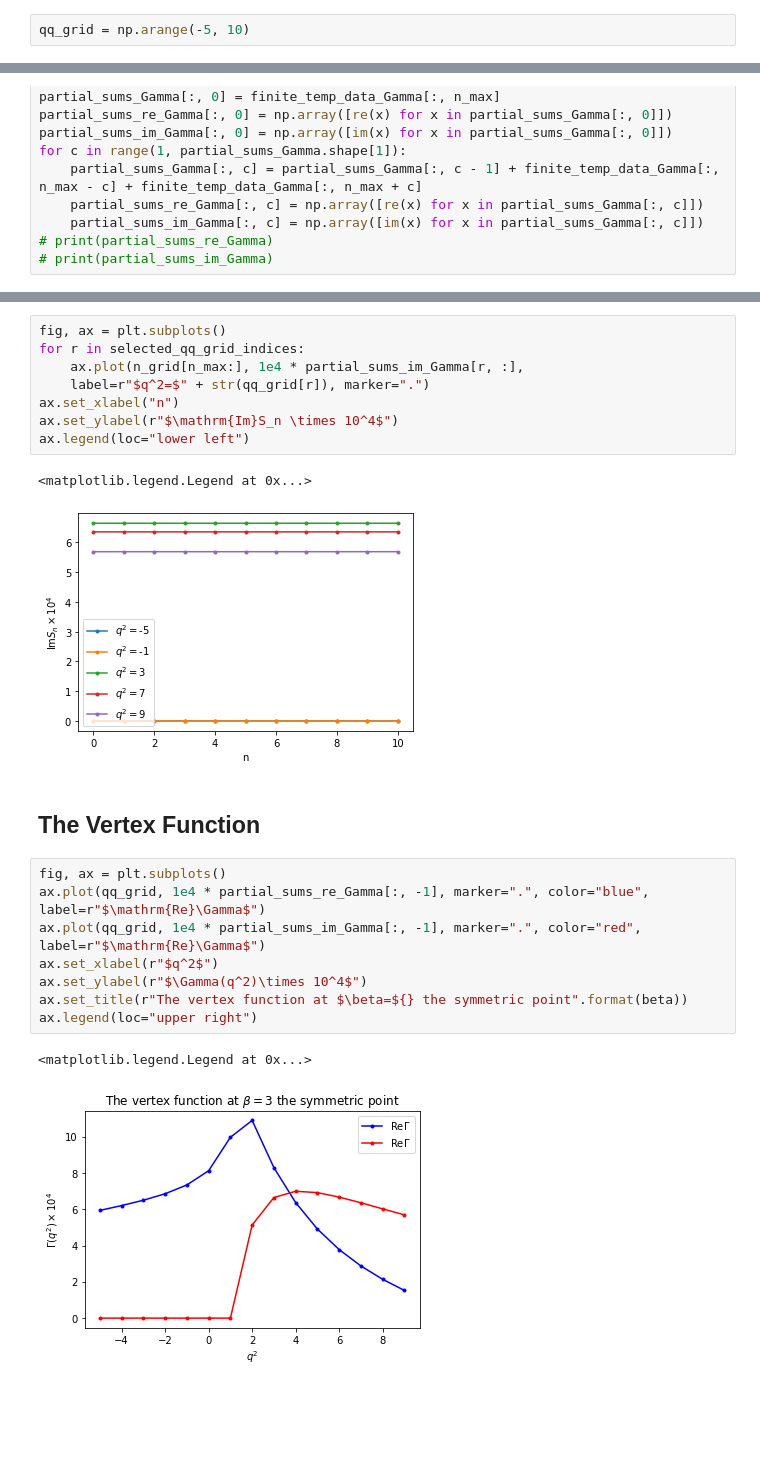
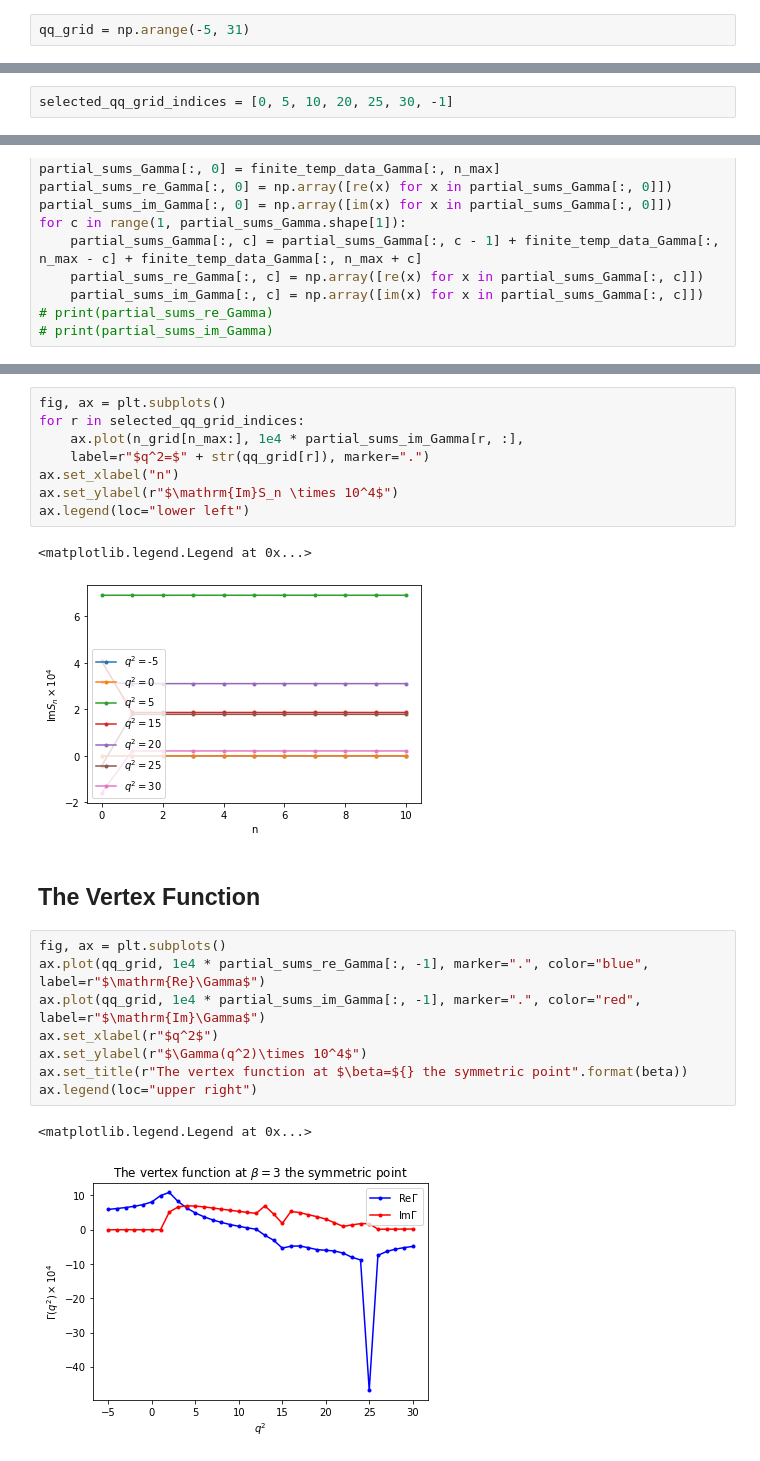
Before and after one commit to harnettd/phiCubed_31_FT, a Jupyter notebook: finite_temp_plots.ipynb, the cells around one changed output, grey strips where cells are left out. Saved outputs shown, nothing was run; the diff lists cells and outputs as text; blank space fills up the shorter version.

```diff
--- a/finite_temp_plots.ipynb
+++ b/finite_temp_plots.ipynb
@@ -12,7 +12,7 @@ eps = symbols('eps')
 masses = 1, 2, 3
 beta = 3
 # %%
-qq_grid = np.arange(-5, 10)
+qq_grid = np.arange(-5, 31)
 # %%
 n_max = 10
 n_grid = np.arange(-n_max, n_max + 1)
@@ -39,3 +37,5 @@ selected_qq_grid_indices = [0, 4, 8, 12, 14]
+# %%
+selected_qq_grid_indices = [0, 5, 10, 20, 25, 30, -1]
 # %%
 fig, ax = plt.subplots()
 for r in selected_qq_grid_indices:
@@ -92,17 +92,17 @@ ax.set_ylabel(r"$\mathrm{Im}S_n \times 10^4$")
 ax.legend(loc="lower left")
 # %% [output]
 <matplotlib.legend.Legend at 0x...>
-[figure, old version]
+[figure, new version]
 # %% [markdown]
 ## The Vertex Function
 # %%
 fig, ax = plt.subplots()
 ax.plot(qq_grid, 1e4 * partial_sums_re_Gamma[:, -1], marker=".", color="blue", label=r"$\mathrm{Re}\Gamma$")
-ax.plot(qq_grid, 1e4 * partial_sums_im_Gamma[:, -1], marker=".", color="red", label=r"$\mathrm{Re}\Gamma$")
+ax.plot(qq_grid, 1e4 * partial_sums_im_Gamma[:, -1], marker=".", color="red", label=r"$\mathrm{Im}\Gamma$")
 ax.set_xlabel(r"$q^2$")
 ax.set_ylabel(r"$\Gamma(q^2)\times 10^4$")
 ax.set_title(r"The vertex function at $\beta=${} the symmetric point".format(beta))
 ax.legend(loc="upper right")
 # %% [output]
 <matplotlib.legend.Legend at 0x...>
-[figure, old version]
+[figure, new version]
```
Also changed, not shown: parts of 4 cells of this notebook.
